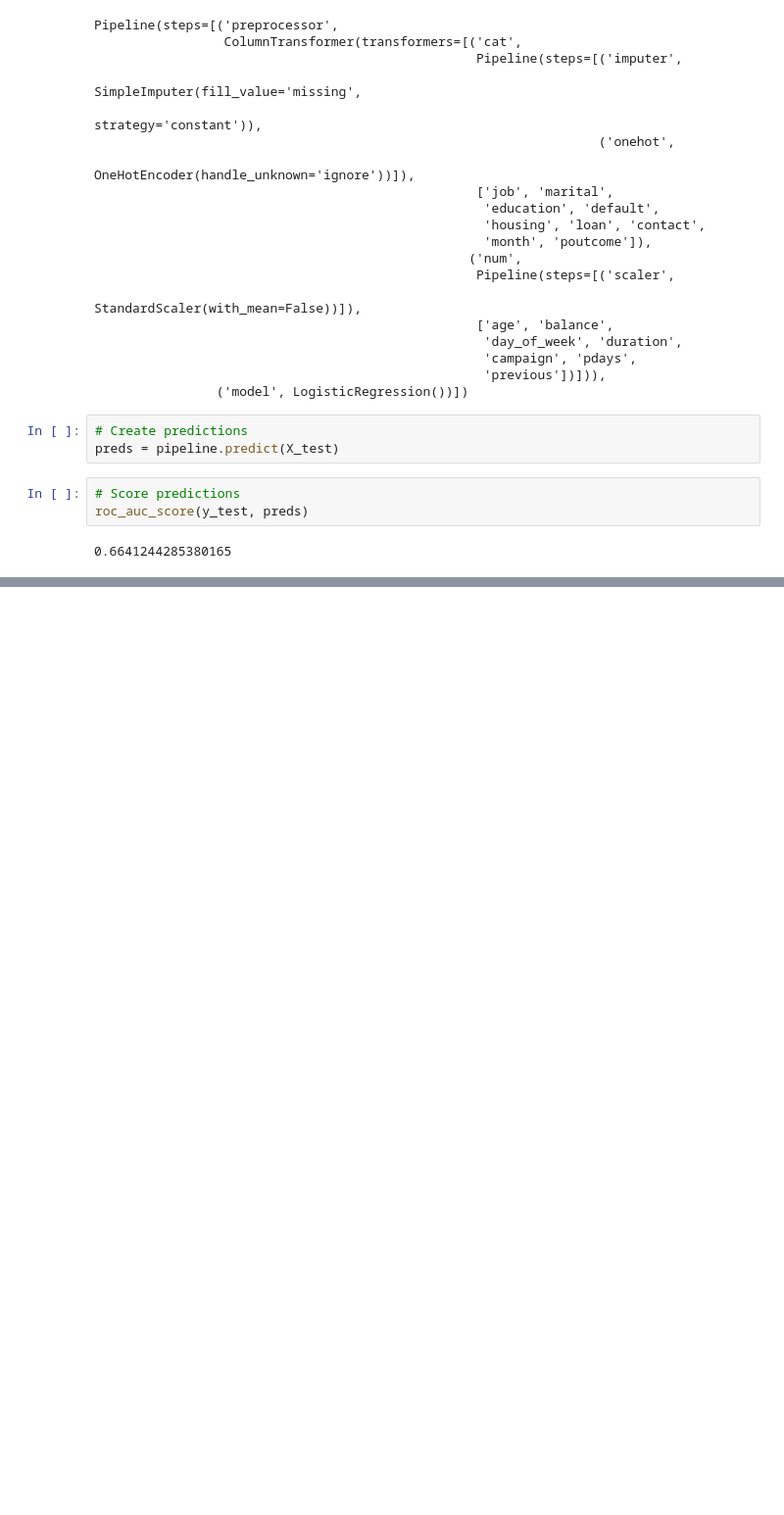
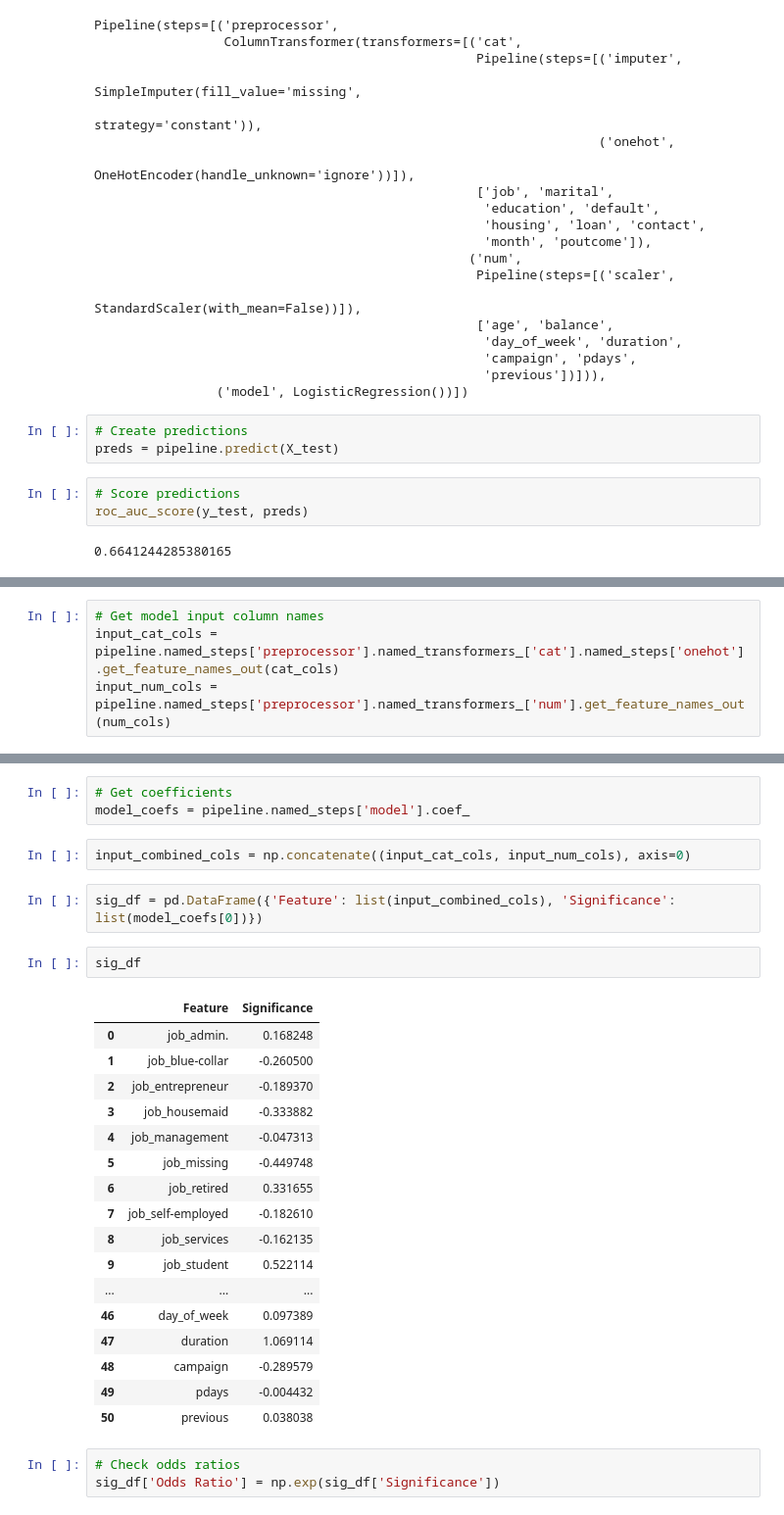
Before and after one commit to Haydn-Martin/bank-marketing-e2e-model, a Jupyter notebook: bank_marketing_e2e_model/notebooks/data_exploration.ipynb, the cells around one changed output, grey strips where cells are left out. Shown at 98% size. Cells and saved outputs as stored; diff of their text form; blank space fills up the shorter version.

```diff
--- a/bank_marketing_e2e_model/notebooks/data_exploration.ipynb
+++ b/bank_marketing_e2e_model/notebooks/data_exploration.ipynb
@@ -262,0 +271,4 @@ roc_auc_score(y_test, preds)
+# %%
+# Get model input column names
+input_cat_cols = pipeline.named_steps['preprocessor'].named_transformers_['cat'].named_steps['onehot'].get_feature_names_out(cat_cols)
+input_num_cols = pipeline.named_steps['preprocessor'].named_transformers_['num'].get_feature_names_out(num_cols)
@@ -262,0 +306,30 @@ roc_auc_score(y_test, preds)
+# %%
+# Get coefficients
+model_coefs = pipeline.named_steps['model'].coef_
+# %%
+input_combined_cols = np.concatenate((input_cat_cols, input_num_cols), axis=0)
+# %%
+sig_df = pd.DataFrame({'Feature': list(input_combined_cols), 'Significance': list(model_coefs[0])})
+# %%
+sig_df
+# %% [output]
+|  | Feature | Significance |
+| 0 | job_admin. | 0.168248 |
+| 1 | job_blue-collar | -0.260500 |
+| 2 | job_entrepreneur | -0.189370 |
+| 3 | job_housemaid | -0.333882 |
+| 4 | job_management | -0.047313 |
+| 5 | job_missing | -0.449748 |
+| 6 | job_retired | 0.331655 |
+| 7 | job_self-employed | -0.182610 |
+| 8 | job_services | -0.162135 |
+| 9 | job_student | 0.522114 |
+| ... | ... | ... |
+| 46 | day_of_week | 0.097389 |
+| 47 | duration | 1.069114 |
+| 48 | campaign | -0.289579 |
+| 49 | pdays | -0.004432 |
+| 50 | previous | 0.038038 |
+# %%
+# Check odds ratios
+sig_df['Odds Ratio'] = np.exp(sig_df['Significance'])
```
Also changed, not shown: parts of 5 cells of this notebook, 2 other files.
